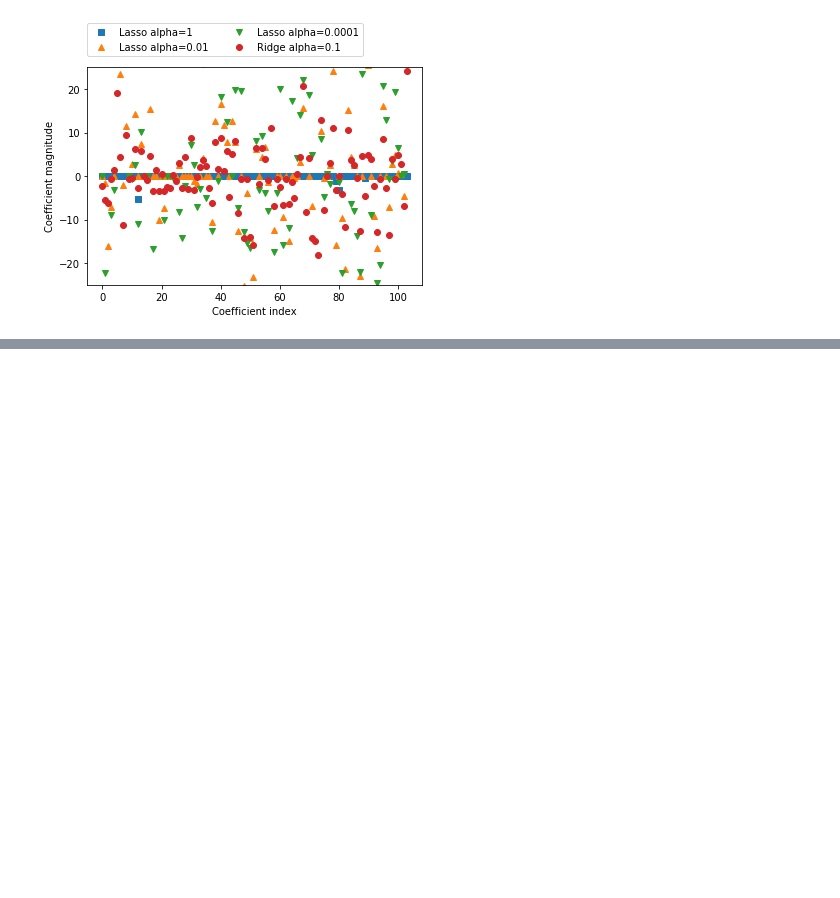
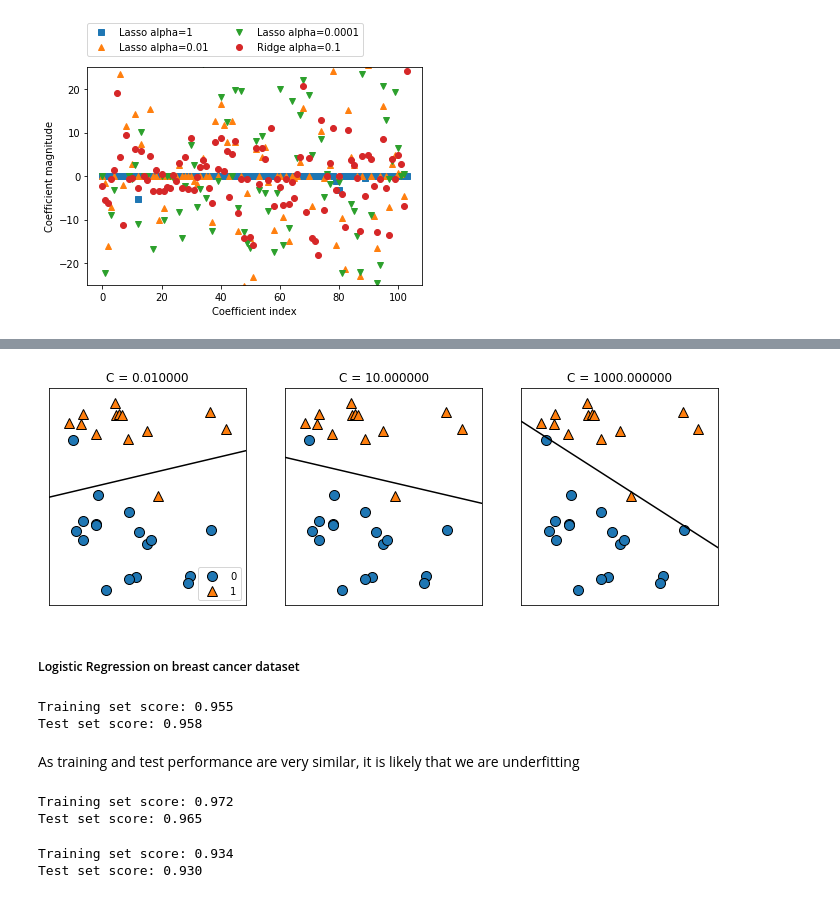
Before and after one commit to Patabu2/machine_learning_study, a Jupyter notebook: Chapter 2- Supervised learning.ipynb, the cells around one changed output, grey strips where cells are left out. Cells and saved outputs as stored; diff of their text form; code cells hidden in the pictures; blank space fills up the shorter version.

```diff
--- a/Chapter 2- Supervised learning.ipynb
+++ b/Chapter 2- Supervised learning.ipynb
@@ -463,0 +515,42 @@ plt.show()
+# %%
+# Plot SVC for different values of C
+mglearn.plots.plot_linear_svc_regularization()
+# %% [output]
+[figure, added]
+# %% [markdown]
+##### Logistic Regression on breast cancer dataset
+# %%
+from sklearn.datasets import load_breast_cancer
+
+cancer = load_breast_cancer()
+
+X_train, X_test, y_train, y_test = train_test_split(cancer.data, cancer.target, stratify = cancer.target, random_state=42)
+
+logreg = LogisticRegression().fit(X_train, y_train)
+
+print("Training set score: {:.3f}".format(logreg.score(X_train, y_train)))
+print("Test set score: {:.3f}".format(logreg.score(X_test, y_test)))
+# %% [output]
+Training set score: 0.955
+Test set score: 0.958
+# %% [markdown]
+As training and test performance are very similar, it is likely that we are underfitting
+# %%
+# Try with C = 100 so that the model adjusts better to the training set.
+
+logreg100 = LogisticRegression(C=100).fit(X_train, y_train)
+
+print("Training set score: {:.3f}".format(logreg100.score(X_train, y_train)))
+print("Test set score: {:.3f}".format(logreg100.score(X_test, y_test)))
+# %% [output]
+Training set score: 0.972
+Test set score: 0.965
+# %%
+# Now try with a more regularized model
+logreg001 = LogisticRegression(C=0.01).fit(X_train, y_train)
+
+print("Training set score: {:.3f}".format(logreg001.score(X_train, y_train)))
+print("Test set score: {:.3f}".format(logreg001.score(X_test, y_test)))
+# %% [output]
+Training set score: 0.934
+Test set score: 0.930
```
Also changed, not shown: parts of 13 cells of this notebook.
